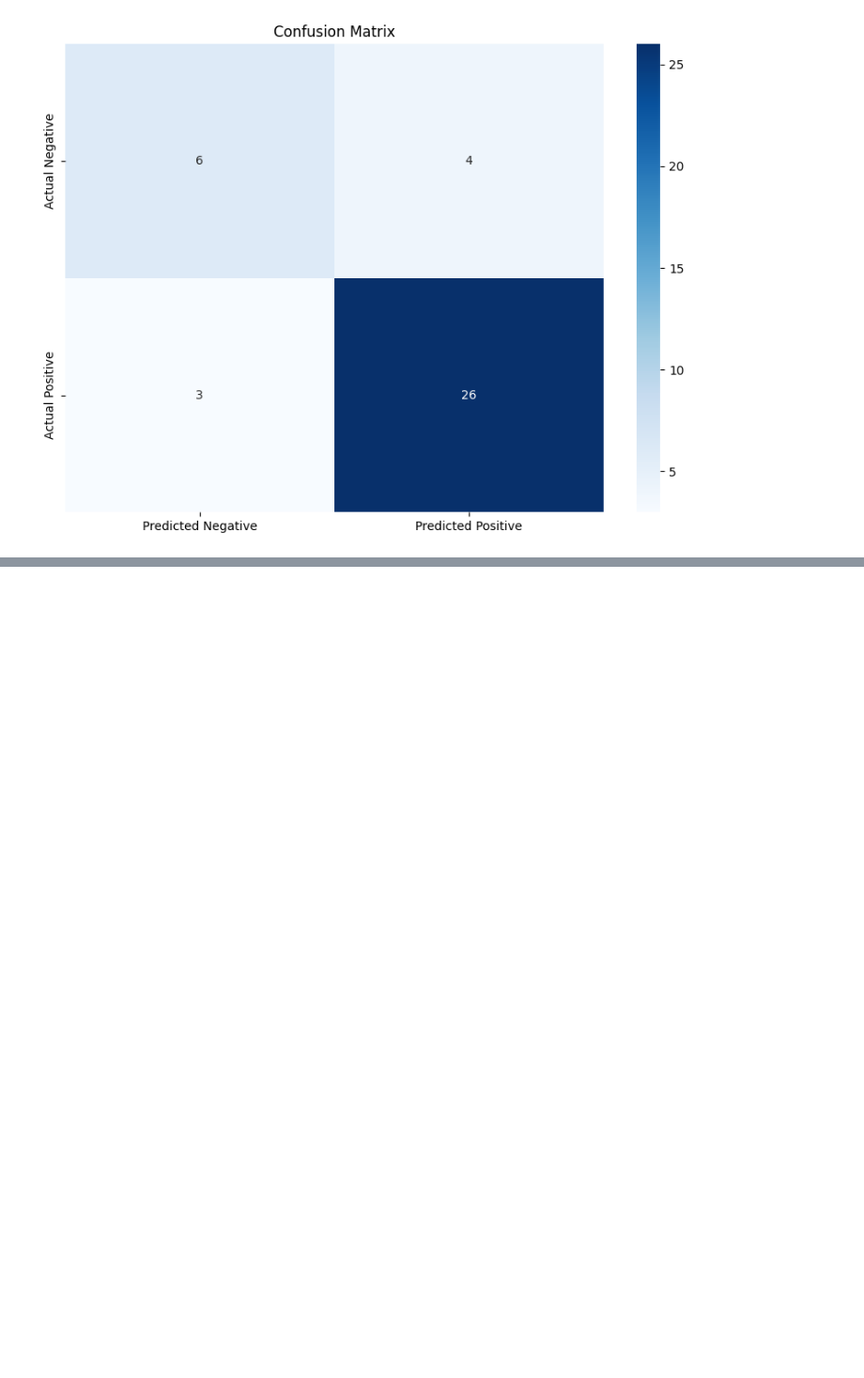
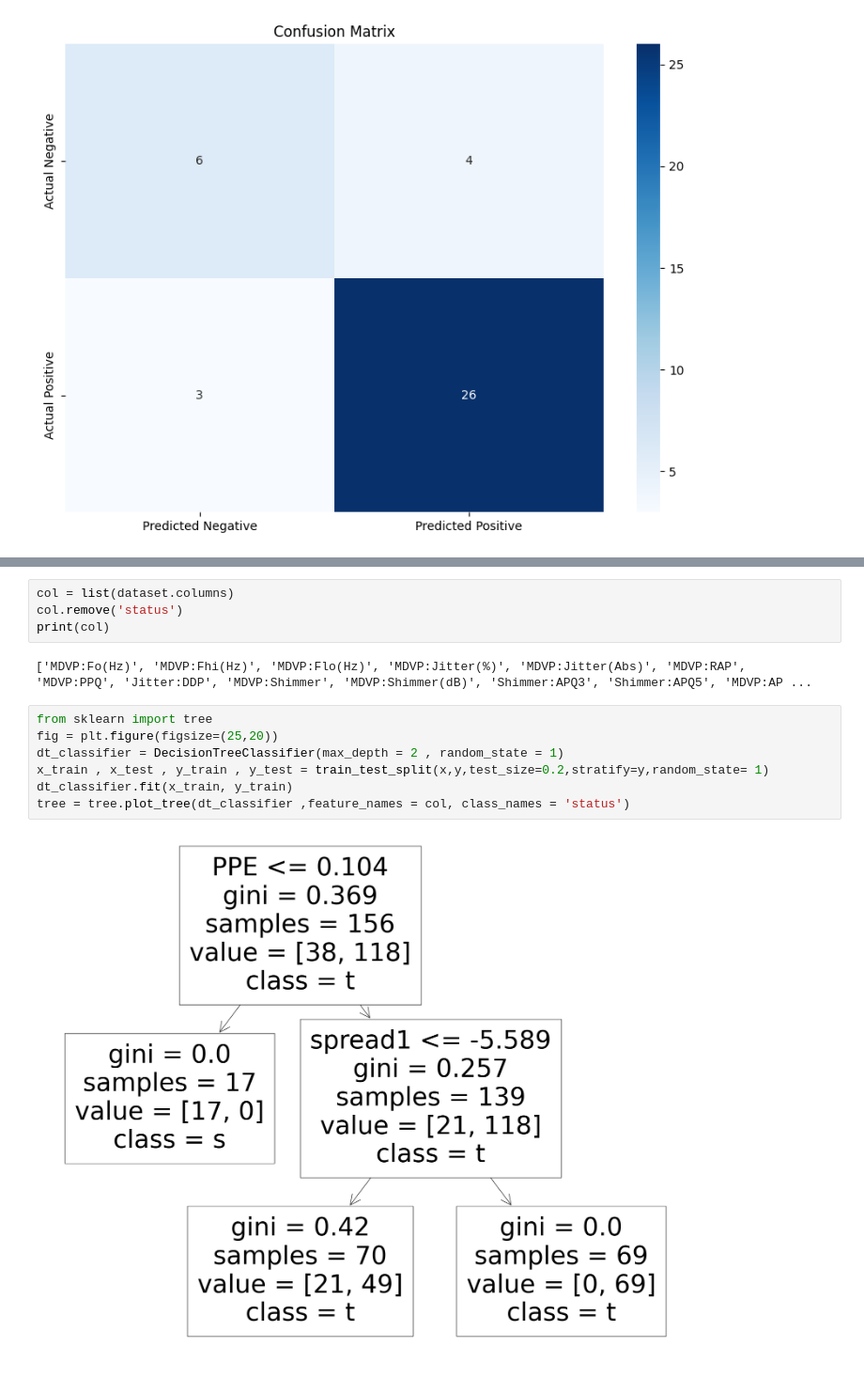
Before and after one commit to praveen1826/PDP, a Jupyter notebook: PDP_ML.ipynb, the cells around one changed output, grey strips where cells are left out. Shown at 94% size. Drawn from its saved outputs; the diff is of its cells as text; blank space fills up the shorter version.

```diff
--- a/PDP_ML.ipynb
+++ b/PDP_ML.ipynb
@@ -322,0 +431,15 @@ plt.show()
+# %%
+col = list(dataset.columns)
+col.remove('status')
+print(col)
+# %% [output]
+['MDVP:Fo(Hz)', 'MDVP:Fhi(Hz)', 'MDVP:Flo(Hz)', 'MDVP:Jitter(%)', 'MDVP:Jitter(Abs)', 'MDVP:RAP', 'MDVP:PPQ', 'Jitter:DDP', 'MDVP:Shimmer', 'MDVP:Shimmer(dB)', 'Shimmer:APQ3', 'Shimmer:APQ5', 'MDVP:AP ...
+# %%
+from sklearn import tree
+fig = plt.figure(figsize=(25,20))
+dt_classifier = DecisionTreeClassifier(max_depth = 2 , random_state = 1)
+x_train , x_test , y_train , y_test = train_test_split(x,y,test_size=0.2,stratify=y,random_state= 1)
+dt_classifier.fit(x_train, y_train)
+tree = tree.plot_tree(dt_classifier ,feature_names = col, class_names = 'status')
+# %% [output]
+[figure, added]
```
Also changed, not shown: parts of 38 cells of this notebook.
